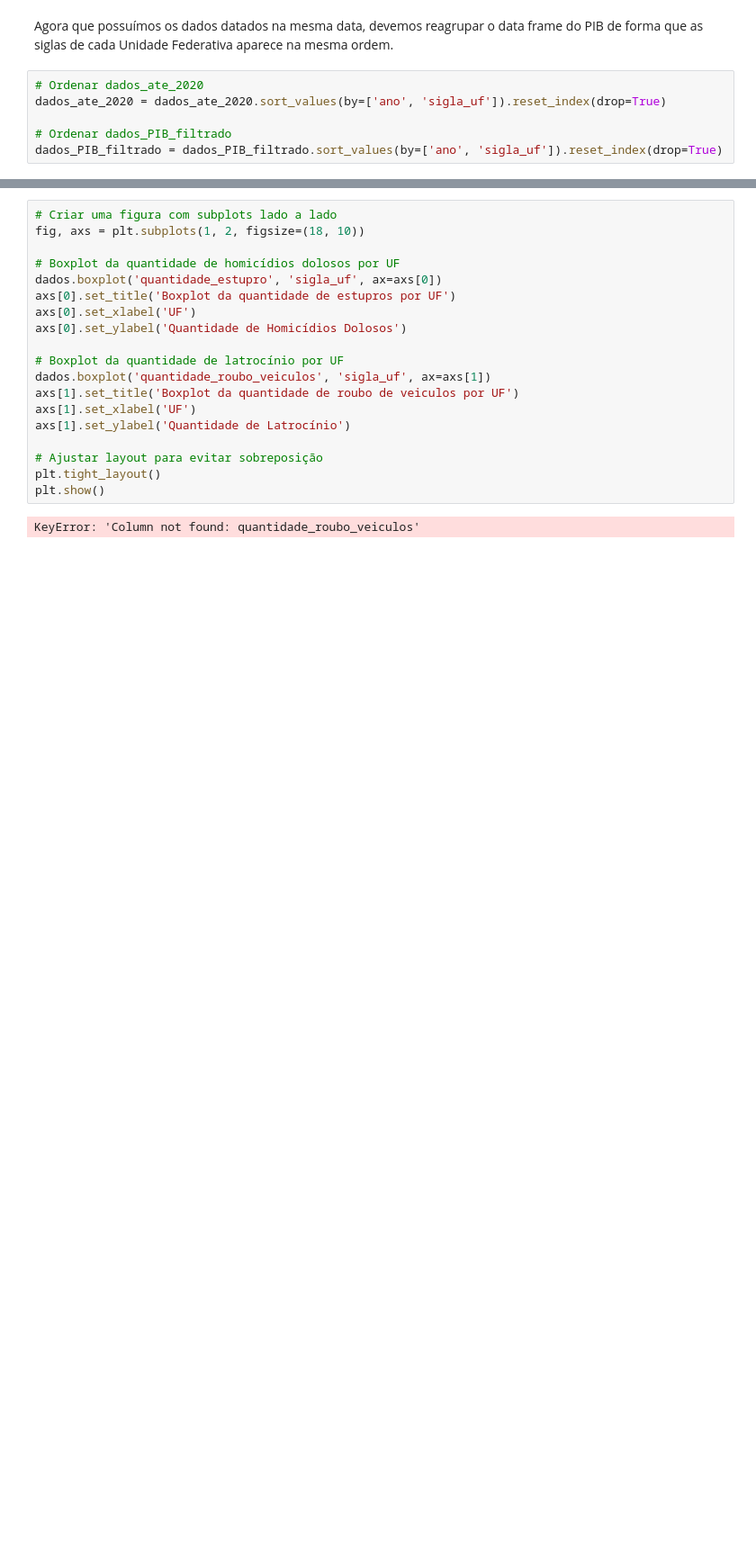
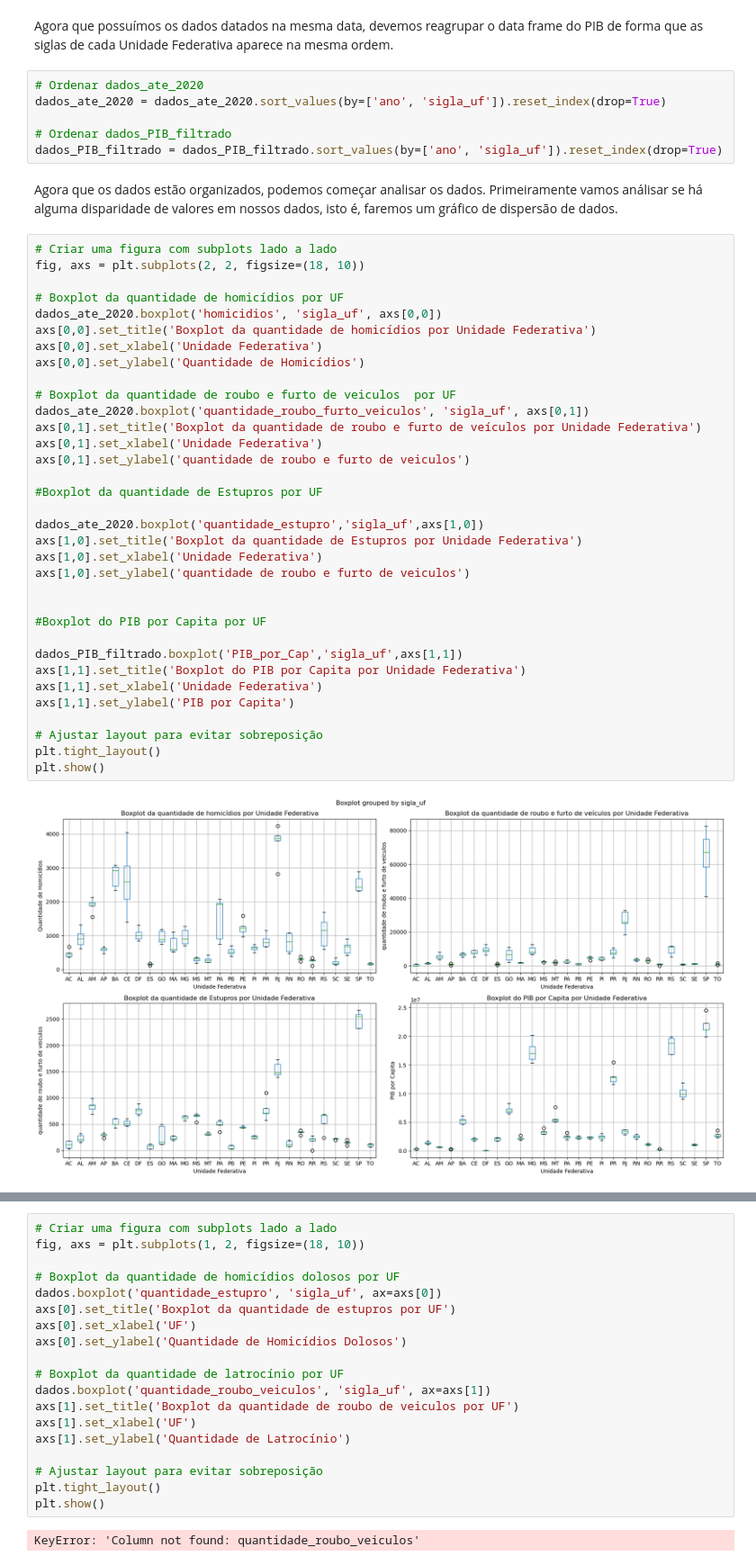
Before and after one commit to Iamiran1/Projeto-2---Ci-ncia-de-Dados, a Jupyter notebook: P2.ipynb, the cells around one changed output, grey strips where cells are left out. Shown at 90% size. Drawn from its saved outputs; the diff is of its cells as text; blank space fills up the shorter version.

```diff
--- a/P2.ipynb
+++ b/P2.ipynb
@@ -234,5 +234,43 @@ dados_ate_2020 = dados_ate_2020.sort_values(by=['ano', 'sigla_uf']).reset_index(
 
 # Ordenar dados_PIB_filtrado
 dados_PIB_filtrado = dados_PIB_filtrado.sort_values(by=['ano', 'sigla_uf']).reset_index(drop=True)
+# %% [markdown]
+Agora que os dados estão organizados, podemos começar analisar os dados. Primeiramente vamos análisar se há alguma disparidade de valores em nossos dados, isto é, faremos um gráfico de dispersão de dados.
+# %%
+# Criar uma figura com subplots lado a lado
+fig, axs = plt.subplots(2, 2, figsize=(18, 10))
+
+# Boxplot da quantidade de homicídios por UF
+dados_ate_2020.boxplot('homicidios', 'sigla_uf', axs[0,0])
+axs[0,0].set_title('Boxplot da quantidade de homicídios por Unidade Federativa')
+axs[0,0].set_xlabel('Unidade Federativa')
+axs[0,0].set_ylabel('Quantidade de Homicídios')
+
+# Boxplot da quantidade de roubo e furto de veiculos  por UF
+dados_ate_2020.boxplot('quantidade_roubo_furto_veiculos', 'sigla_uf', axs[0,1])
+axs[0,1].set_title('Boxplot da quantidade de roubo e furto de veículos por Unidade Federativa')
+axs[0,1].set_xlabel('Unidade Federativa')
+axs[0,1].set_ylabel('quantidade de roubo e furto de veiculos')
+
+#Boxplot da quantidade de Estupros por UF
+
+dados_ate_2020.boxplot('quantidade_estupro','sigla_uf',axs[1,0])
+axs[1,0].set_title('Boxplot da quantidade de Estupros por Unidade Federativa')
+axs[1,0].set_xlabel('Unidade Federativa')
+axs[1,0].set_ylabel('quantidade de roubo e furto de veiculos')
+
+
+#Boxplot do PIB por Capita por UF
+
+dados_PIB_filtrado.boxplot('PIB_por_Cap','sigla_uf',axs[1,1])
+axs[1,1].set_title('Boxplot do PIB por Capita por Unidade Federativa')
+axs[1,1].set_xlabel('Unidade Federativa')
+axs[1,1].set_ylabel('PIB por Capita')
+
+# Ajustar layout para evitar sobreposição
+plt.tight_layout()
+plt.show()
+# %% [output]
+[figure, added]
 # %%
 # Criar uma figura com subplots lado a lado
```
Also changed, not shown: parts of 2 cells of this notebook.
